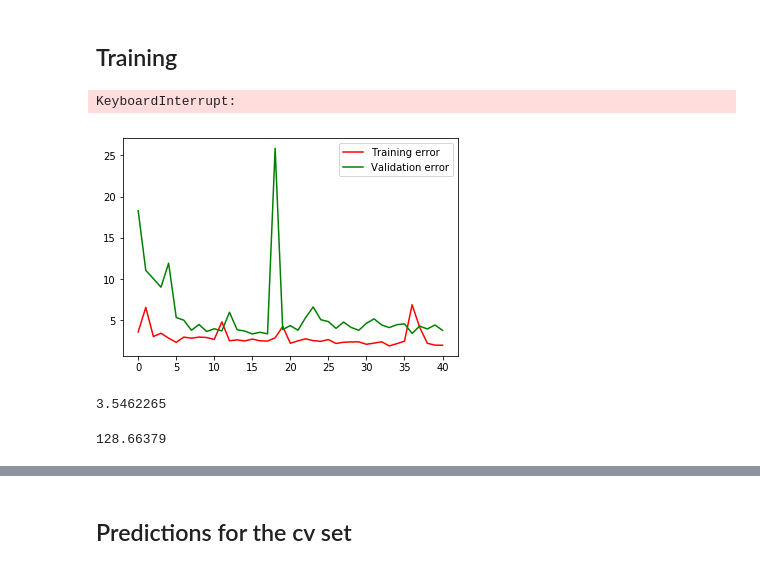
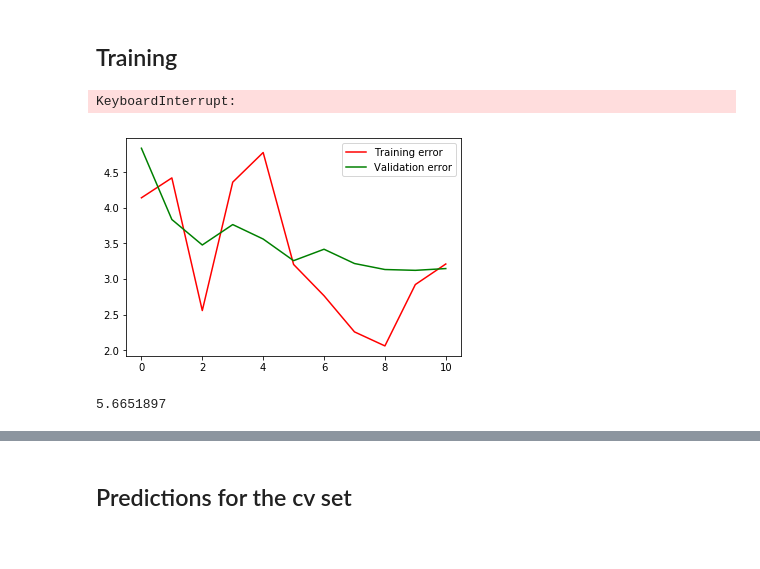
Before and after one commit to sgmig/ml_projects, a Jupyter notebook: kaggle/facial-keypoints-detection/facial_keypoints_CNN.ipynb, the cells around one changed output, grey strips where cells are left out. Drawn from its saved outputs; the diff is of its cells as text; code cells hidden in the pictures.

```diff
--- a/kaggle/facial-keypoints-detection/facial_keypoints_CNN.ipynb
+++ b/kaggle/facial-keypoints-detection/facial_keypoints_CNN.ipynb
@@ -219,9 +166,9 @@ tf.reset_default_graph()
 x = tf.placeholder(tf.float32, [None, 9216])
 keypoints_true = tf.placeholder(tf.float32, [None, 30])
 lr = tf.placeholder(tf.float32)
-training = tf.placeholder(tf.bool)
+#training = tf.placeholder(tf.bool)
 #L = tf.placeholder(tf.float32)
-#drop_rate = tf.placeholder(tf.float32)
+drop_rate = tf.placeholder(tf.float32)
 # %%
 x_images = tf.image.per_image_standardization(tf.reshape(x, [-1,96,96,1]))
 # %%
@@ -233,14 +180,12 @@ with tf.variable_scope('Convo1'):
 
     convo1_pool = tf.nn.max_pool(convo1, ksize=[1, 4, 4, 1],
                           strides=[1, 4, 4, 1], padding='SAME')   #output of 24 x 24 x 32
-    #convo1_pool_bn = new_bn_layer(convo1_pool, training)
 
 with tf.variable_scope('Convo2'):
     convo2 = convolutional_layer(convo1_pool, [2,2,32,64]) # 4x4 filter, 64 outputs. SAME padding.
 
     convo2_pool = max_pool_2by2(convo2) # 12 x 12 x64
 
-    #convo2_pool_bn = new_bn_layer(convo2_pool, training)
 
 with tf.variable_scope('Convo3'):
     convo3 = convolutional_layer(convo2_pool, [2,2,64,128]) # 2x2 filter, 128 outputs. SAME padding.
@@ -253,17 +198,15 @@ with tf.variable_scope('Full_one'):
 
     full_layer_one = tf.nn.relu(normal_full_layer(convo3_flat,1024))
 
-    full_layer_one_bn = new_bn_layer(full_layer_one, training)
-
 
 # DROPOUT
 
-#full_one_dropout = tf.nn.dropout(full_layer_one, rate = drop_rate)
+full_one_dropout = tf.nn.dropout(full_layer_one, rate = drop_rate)
 
 # OUTPUT LAYER
 with tf.variable_scope('Output'):
 
-    keypoints_pred = tf.minimum(tf.nn.relu(normal_full_layer(full_layer_one_bn,30)), 96.0)
+    keypoints_pred = normal_full_layer(full_one_dropout,30)
 # %%
 # LOSS FUNCTION
 with tf.variable_scope('Loss'):
@@ -283,7 +226,7 @@ init = tf.global_variables_initializer()
 
 saver = tf.train.Saver()
 # %%
-counter = 1
+counter = 2
 # %% [markdown]
 ## Training
 # %%
@@ -295,7 +238,7 @@ ax = fig.add_subplot(1, 1, 1)
 with tf.Session() as sess:
 
     sess.run(init)
-    #saver.restore(sess, "./saved_models/keypoints_cnn_" + str(counter))
+    #saver.restore(sess, "./saved_models/keypoints_cnn_" + str(counter) )
     #saver.restore(sess, "./saved_models/keypoints_3_lay_cnn_3")
     train_losses = []
     cv_losses = []
@@ -309,12 +252,12 @@ with tf.Session() as sess:
         # Uncomment for BN
         _ , train_loss= sess.run([train, masked_loss],
                              feed_dict={x: x_batch, keypoints_true: keypoints_batch,
-                                        lr:0.01, training:True})
+                                        lr:0.0005, drop_rate:0})
 
         if iteration%100 == 0:
 
             cv_loss = sess.run(masked_loss,
-                               feed_dict={x:x_cv, keypoints_true:keypoints_cv, training:False })
+                               feed_dict={x:x_cv, keypoints_true:keypoints_cv, drop_rate:0})
 
             train_losses.append(np.sqrt(train_loss))
             cv_losses.append(np.sqrt(cv_loss))
@@ -333,31 +276,31 @@ with tf.Session() as sess:
 
             print('=======================================')
             print('train_losses = ', train_losses, '\n')
             print('cv_losses = ', cv_losses)
 
             clear_output(wait = True)
 
     # printing final results
 
     print('=======================================')
     print('Currently on step {}'.format(iteration))
     print('Train MSE: ', train_losses[-1], '\n')
     print('CV MSE:',  cv_losses[-1], '\n')
 
     ax.cla()
     ax.plot(train_losses[1:], 'r', label = 'Training error')
     ax.plot(cv_losses[1:], 'g', label = 'Validation error')
     ax.legend()
 
 
     print('=======================================')
     print('train_losses = ', train_losses, '\n')
     print('cv_losses = ', cv_losses)
 
     saver.save(sess, "./saved_models/keypoints_cnn_" + str(counter) )
     #saver.save(sess, "./saved_models/keypoints_cnn_1"  )
     #counter +=1
     #print(counter)
 # %% [output]
 KeyboardInterrupt:
-[figure, old version]
+[figure, new version]
@@ -366,8 +307,4 @@ tf.get_default_graph()
 # %%
-np.mean(cv_losses[-10:])
+np.mean(cv_losses[-15:])
 # %% [output]
-3.5462265
+5.6651897
-# %%
-np.min(cv_losses)
-# %% [output]
-128.66379
```
Also changed, not shown: parts of 3 cells of this notebook.
